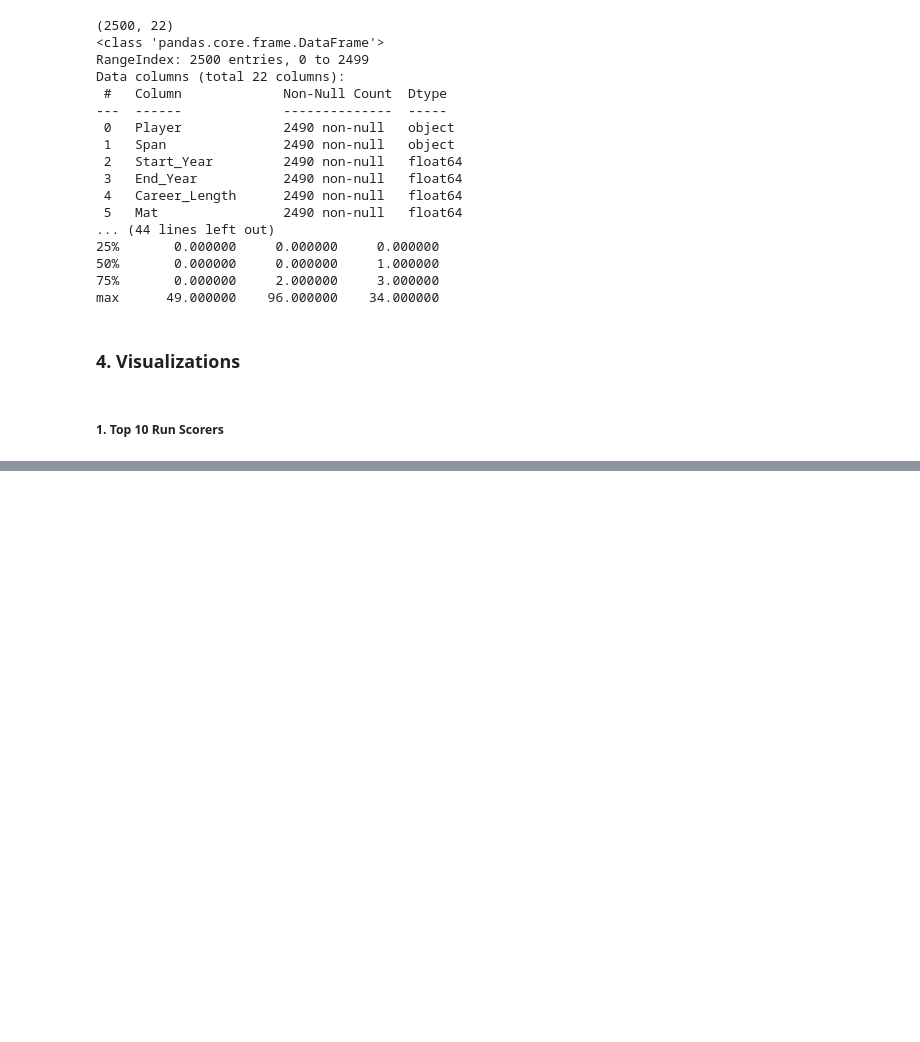
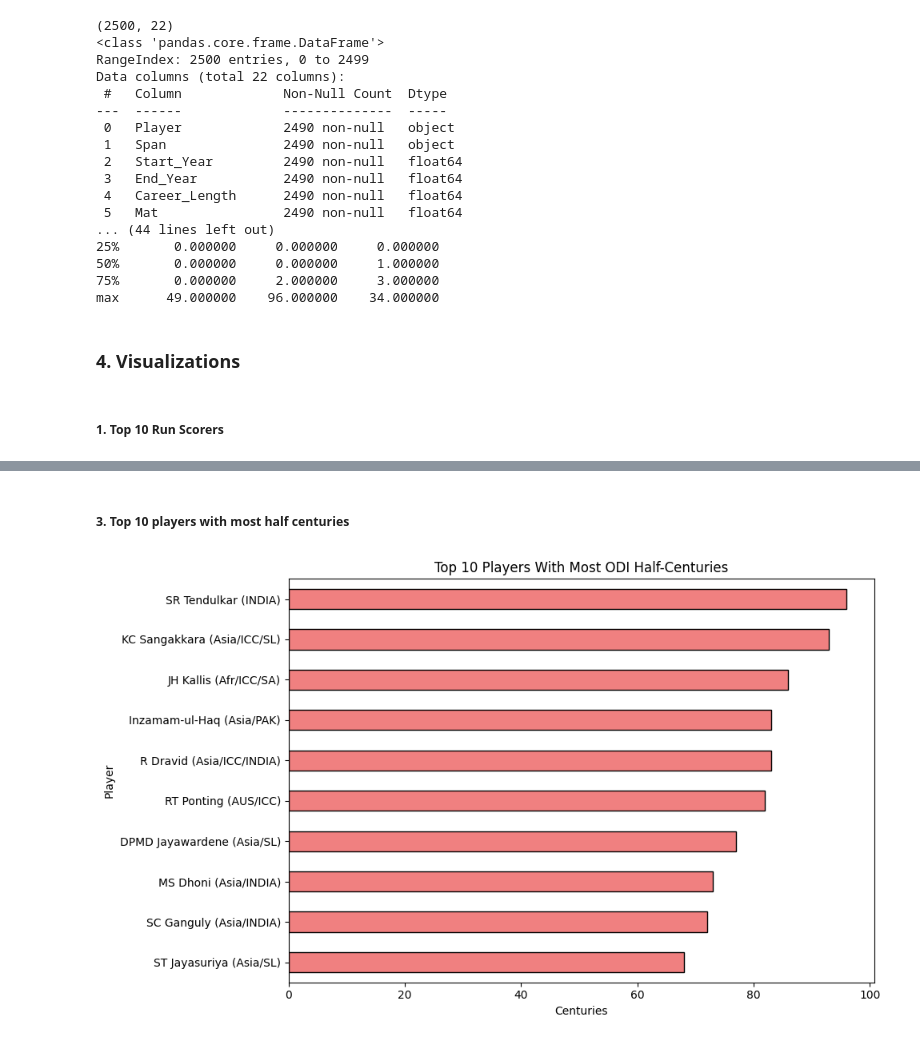
Before and after one commit to harsa4333/Cricket-Analytics-Dashboard, a Jupyter notebook: Python/01_Batting_EDA.ipynb, the cells around one changed output, grey strips where cells are left out. Cells and saved outputs as stored; diff of their text form; code cells hidden in the pictures; blank space fills up the shorter version.

```diff
--- a/Python/01_Batting_EDA.ipynb
+++ b/Python/01_Batting_EDA.ipynb
@@ -65,0 +102,16 @@ plt.show()
+# %% [markdown]
+##### 3. **Top 10 players with most half centuries**
+# %%
+top_half_centuries = (df.groupby('Player')['50'].sum().sort_values(ascending=True).tail(10))
+
+fig, ax = plt.subplots(figsize=(10,6))
+
+top_half_centuries.plot(kind='barh',ax=ax, color='lightcoral', edgecolor='black')
+plt.title('Top 10 Players With Most ODI Half-Centuries')
+plt.xlabel('Centuries')
+plt.ylabel('Player')
+plt.tight_layout()
+plt.savefig(r'../Images/Top_10_Players_With_Most_ODI_Half_Centuries.png',dpi=300,bbox_inches='tight')
+plt.show()
+# %% [output]
+[figure, added]
```
Also changed, not shown: parts of 9 cells of this notebook, 6 other files.
